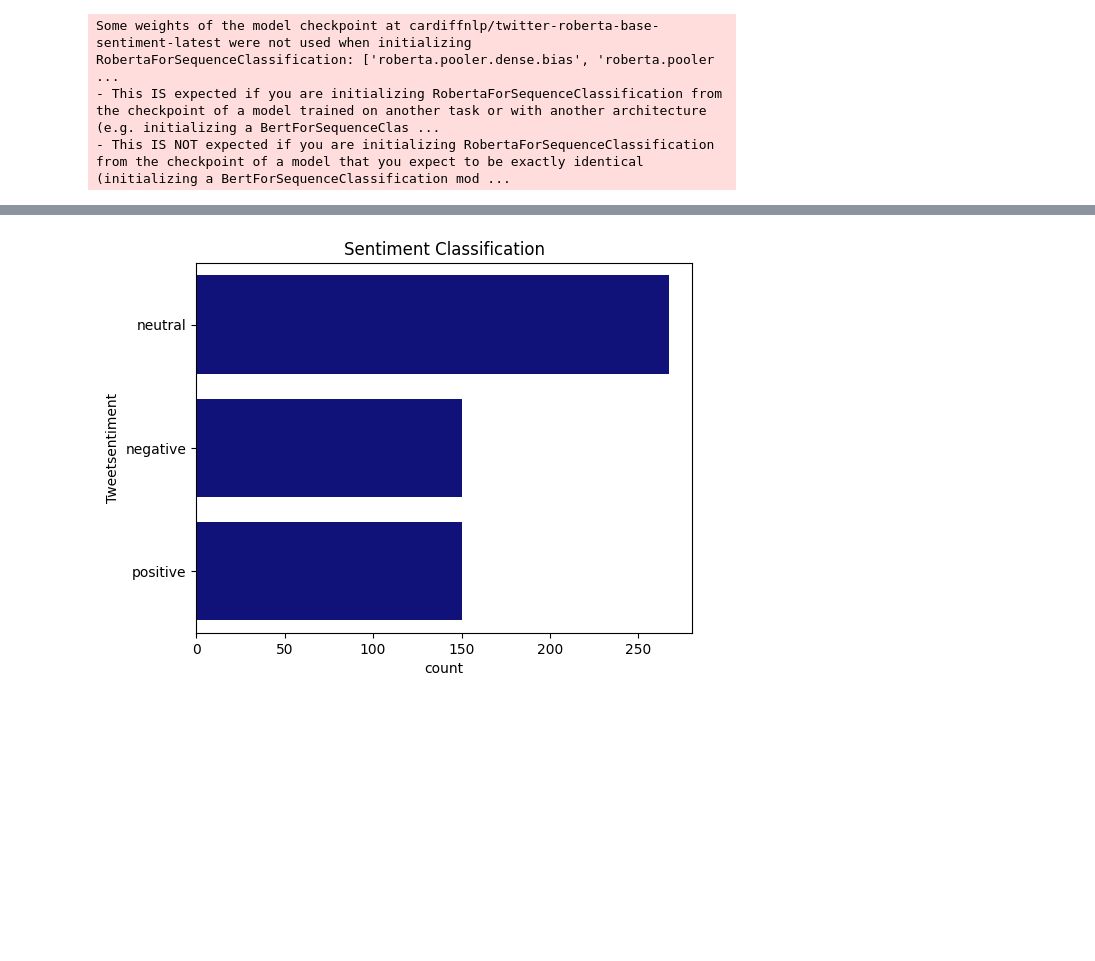
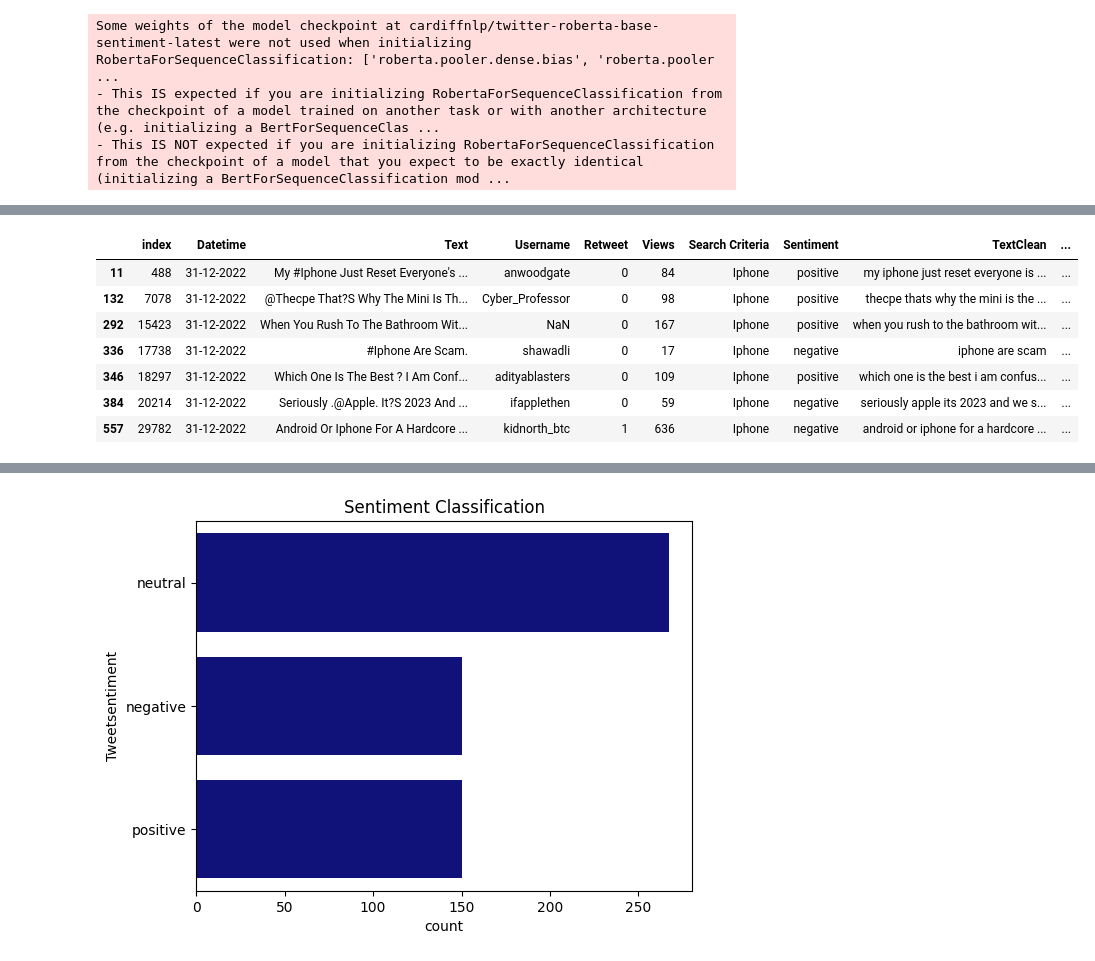
Before and after one commit to topecole/Twitter-Project, a Jupyter notebook: construction_site3.ipynb, the cells around one changed output, grey strips where cells are left out. Cells and saved outputs as stored; diff of their text form; code cells hidden in the pictures; blank space fills up the shorter version.

```diff
--- a/construction_site3.ipynb
+++ b/construction_site3.ipynb
@@ -220,0 +352,11 @@ Name: Sentiment, dtype: int64
+# %%
+df
+# %% [output]
+|  | index | Datetime | Text | Username | Retweet | Views | Search Criteria | Sentiment | TextClean | ... |
+| 11 | 488 | 31-12-2022 | My #Iphone Just Reset Everyone's ... | anwoodgate | 0 | 84 | Iphone | positive | my iphone just reset everyone is ... | ... |
+| 132 | 7078 | 31-12-2022 | @Thecpe That?S Why The Mini Is Th... | Cyber_Professor | 0 | 98 | Iphone | positive | thecpe thats why the mini is the ... | ... |
+| 292 | 15423 | 31-12-2022 | When You Rush To The Bathroom Wit... | NaN | 0 | 167 | Iphone | positive | when you rush to the bathroom wit... | ... |
+| 336 | 17738 | 31-12-2022 | #Iphone Are Scam. | shawadli | 0 | 17 | Iphone | negative | iphone are scam | ... |
+| 346 | 18297 | 31-12-2022 | Which One Is The Best ? I Am Conf... | adityablasters | 0 | 109 | Iphone | positive | which one is the best i am confus... | ... |
+| 384 | 20214 | 31-12-2022 | Seriously .@Apple. It?S 2023 And ... | ifapplethen | 0 | 59 | Iphone | negative | seriously apple its 2023 and we s... | ... |
+| 557 | 29782 | 31-12-2022 | Android Or Iphone For A Hardcore ... | kidnorth_btc | 1 | 636 | Iphone | negative | android or iphone for a hardcore ... | ... |
```
Also changed, not shown: parts of 22 cells of this notebook, 6 other files.
